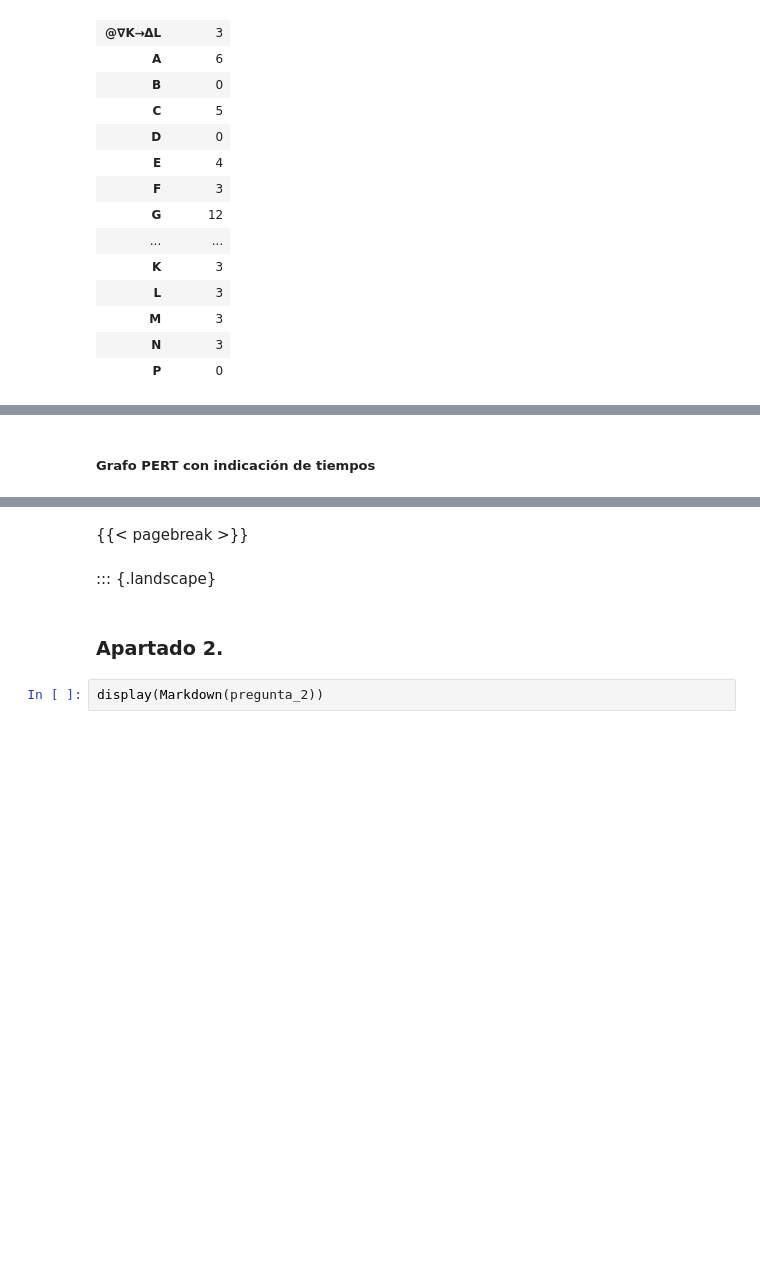
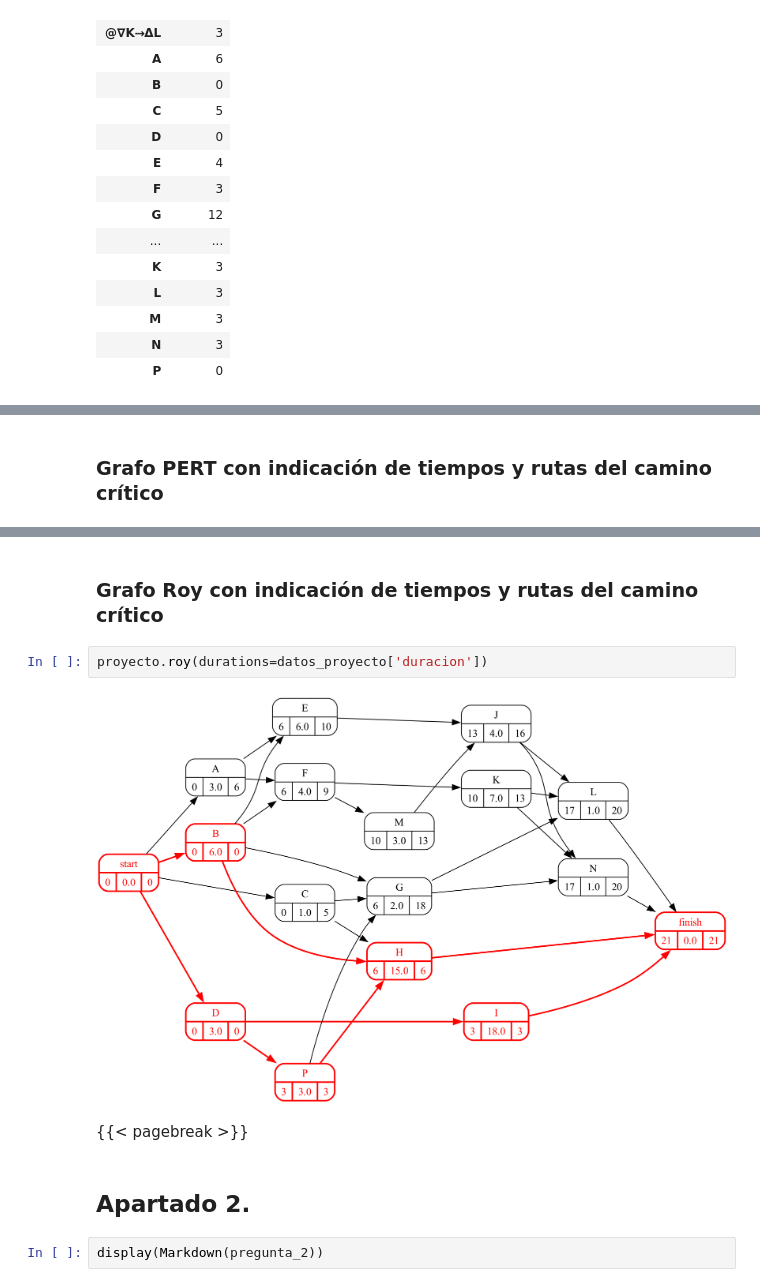
Before and after one commit to mcasl/pmULE, a Jupyter notebook: notebooks/Ejercicio_20.ipynb, the cells around one changed output, grey strips where cells are left out. Saved outputs shown, nothing was run; the diff lists cells and outputs as text; blank space fills up the shorter version.

```diff
--- a/notebooks/Ejercicio_20.ipynb
+++ b/notebooks/Ejercicio_20.ipynb
@@ -262,15 +247,19 @@ Route_22: D, H, P
 # %% [markdown]
-##### Grafo PERT con indicación de tiempos
+### Grafo PERT con indicación de tiempos y rutas del camino crítico
 # %%
 proyecto.pert(durations=datos_proyecto['duracion'])
 # %% [output]
 [drawing not drawn]
+# %% [markdown]
+### Grafo Roy con indicación de tiempos y rutas del camino crítico
+# %%
+proyecto.roy(durations=datos_proyecto['duracion'])
+# %% [output]
+[figure, added]
 # %% [markdown]
 {{< pagebreak >}}
-# %% [markdown]
-::: {.landscape}
 # %% [markdown]
-### Apartado 2.
+## Apartado 2.
 # %%
 display(Markdown(pregunta_2))
 # %% [output]
```
Also changed, not shown: parts of 40 cells of this notebook, 2 other files.
